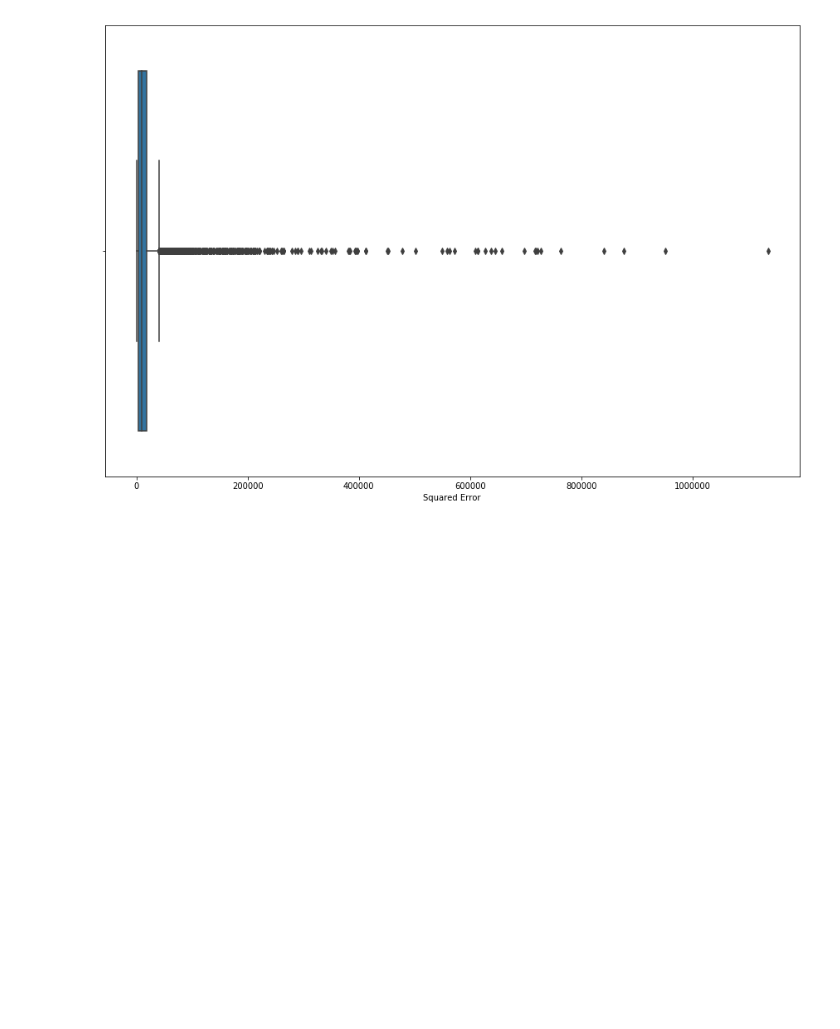
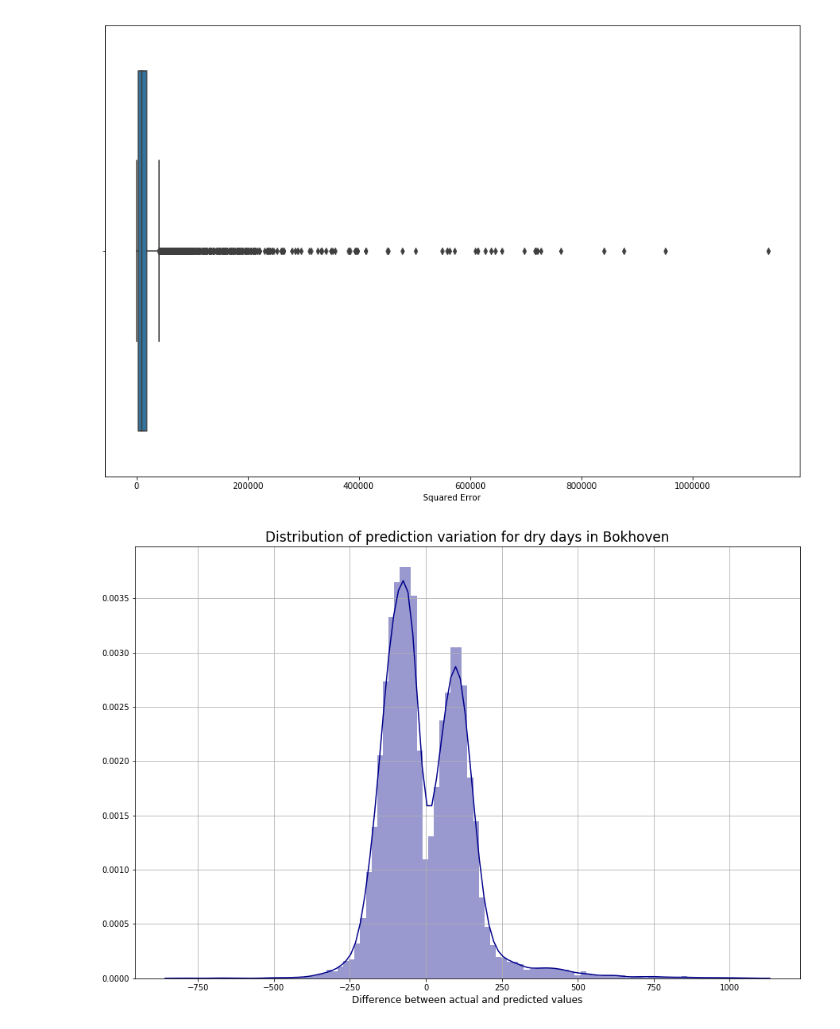
Before and after one commit to rogertian0707/jbg060, a Jupyter notebook: code/Error Visualizations.ipynb, the cells around one changed output. Cells and saved outputs as stored; diff of their text form; code cells hidden in the pictures; blank space fills up the shorter version.

```diff
--- a/code/Error Visualizations.ipynb
+++ b/code/Error Visualizations.ipynb
@@ -16,3 +16,40 @@ data.head()
 | 3 | 3 | 280.0 | 0.0714 | 0.061667 | 1 | 2018-01-01 03:00:00 | 1 | 0 | ... |
 | 4 | 4 | 150.0 | 0.1340 | 0.343333 | 1 | 2018-01-01 04:00:00 | 1 | 0 | ... |
 5 rows × 436 columns
+# %%
+def AddColumnsPred(df):
+    '''
+    Input:      - df with predictions per pump
+    Output:     - df with extra features
+    '''
+    df['datetime'] = pd.to_datetime(df['dates'])
+    df['Date'] = pd.DatetimeIndex(df.datetime).normalize()
+    df['Weekday'] = df['datetime'].dt.day_name()
+    df['Hour'] = df['datetime'].dt.hour
+    df['TimeOfDay'] = df['datetime'].dt.time
+    df['Year'] = df['datetime'].dt.year
+    df['Month'] = df['datetime'].dt.month_name()
+    df['Day'] = df['datetime'].dt.day
+    df['DayofYear'] = df['datetime'].dt.dayofyear
+    return df
+
+
+def PrepareDfPred(df):
+    '''
+    Input:      - df with predictions per pump
+    Output:     - df with only the necesary columns
+    '''
+    # remove all features
+    df = df[['flow','rain_hour', 'level', 'rain_N_ago', 'dates', 'predictions']]
+
+    # add columns with extra features
+    df = AddColumnsPred(df)
+
+    # add error columns
+    df['error'] = df['flow'] - df['predictions']
+    df['sq_error'] = df['error']**2
+    df['rse'] = abs(df['error'])
+    df['diff'] = df['flow'] - df['predictions']
+    return df
+# %%
+df = PrepareDfPred(data)
@@ -129,3 +207,12 @@ plt.figure(figsize=(15,10))
 sns.boxplot(dry['Squared Error']);
 # %% [output]
 [figure]
+# %%
+plt.figure(figsize=(15,10))
+sns.distplot(df['diff'], bins=100, color= 'darkblue')
+plt.title("Distribution of prediction variation for dry days in Bokhoven", fontsize = 17)
+plt.grid()
+plt.xlabel('Difference between actual and predicted values', fontsize = 12)
+plt.savefig('../graphs/errordist.png');
+# %% [output]
+[figure, added]
```
Also changed, not shown: parts of 8 cells of this notebook, 5 other files.
